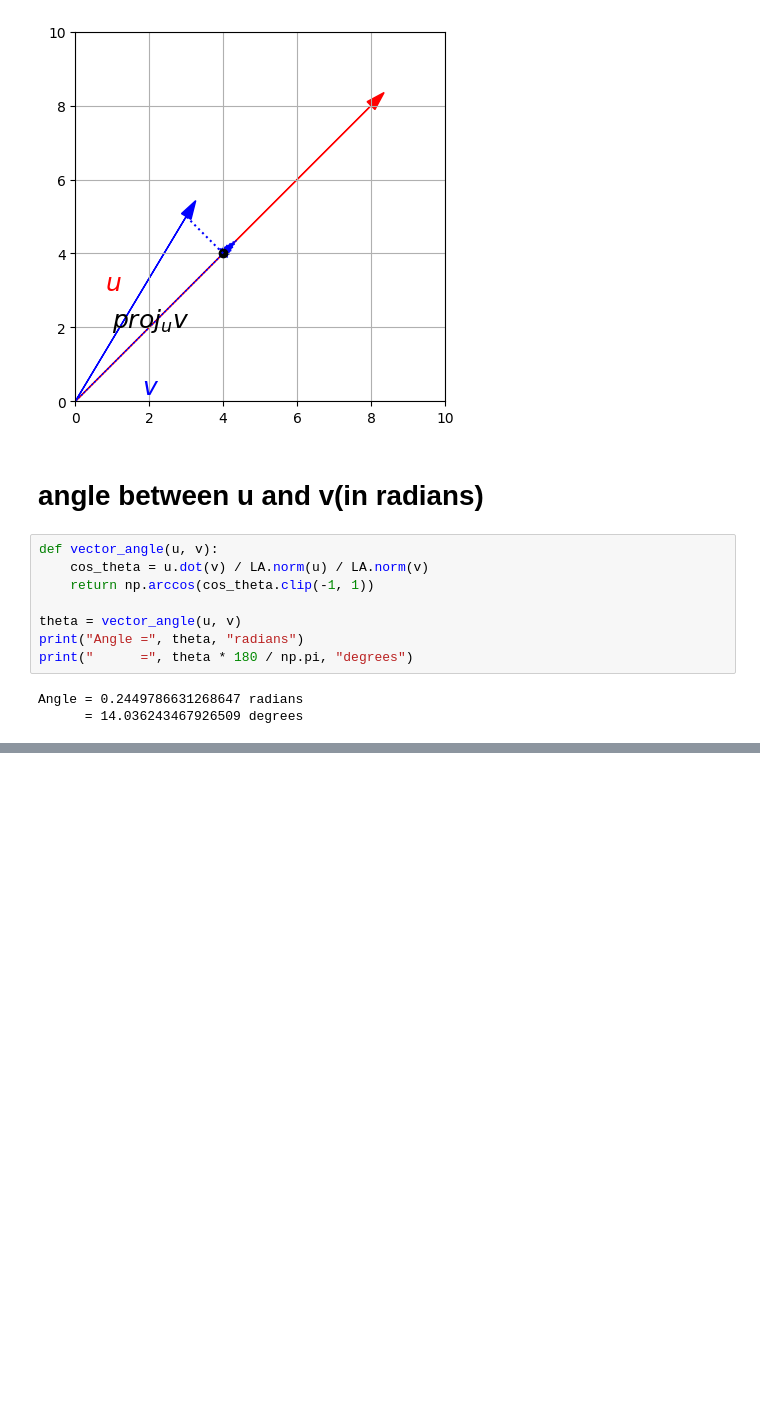
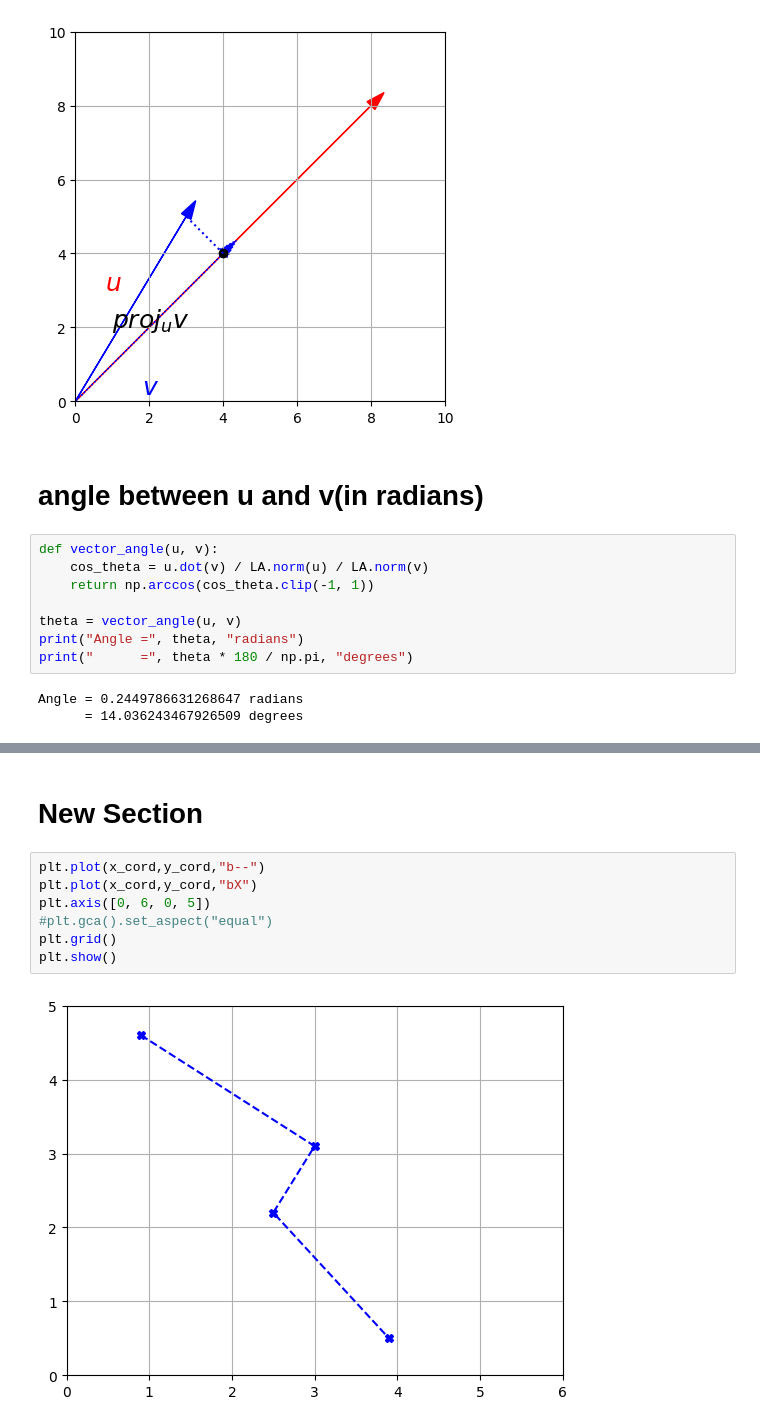
Before and after one commit to UTKARSHSAHAREE/Utkarshsahare, a Jupyter notebook: my_workon_linalg.ipynb, the cells around one changed output, grey strips where cells are left out. Drawn from its saved outputs; the diff is of its cells as text; blank space fills up the shorter version.

```diff
--- a/my_workon_linalg.ipynb
+++ b/my_workon_linalg.ipynb
@@ -231,0 +258,11 @@ Angle = 0.2449786631268647 radians
+# %% [markdown]
+# New Section
+# %%
+plt.plot(x_cord,y_cord,"b--")
+plt.plot(x_cord,y_cord,"bX")
+plt.axis([0, 6, 0, 5])
+#plt.gca().set_aspect("equal")
+plt.grid()
+plt.show()
+# %% [output]
+[figure, added]
```
Also changed, not shown: parts of 5 cells of this notebook.
